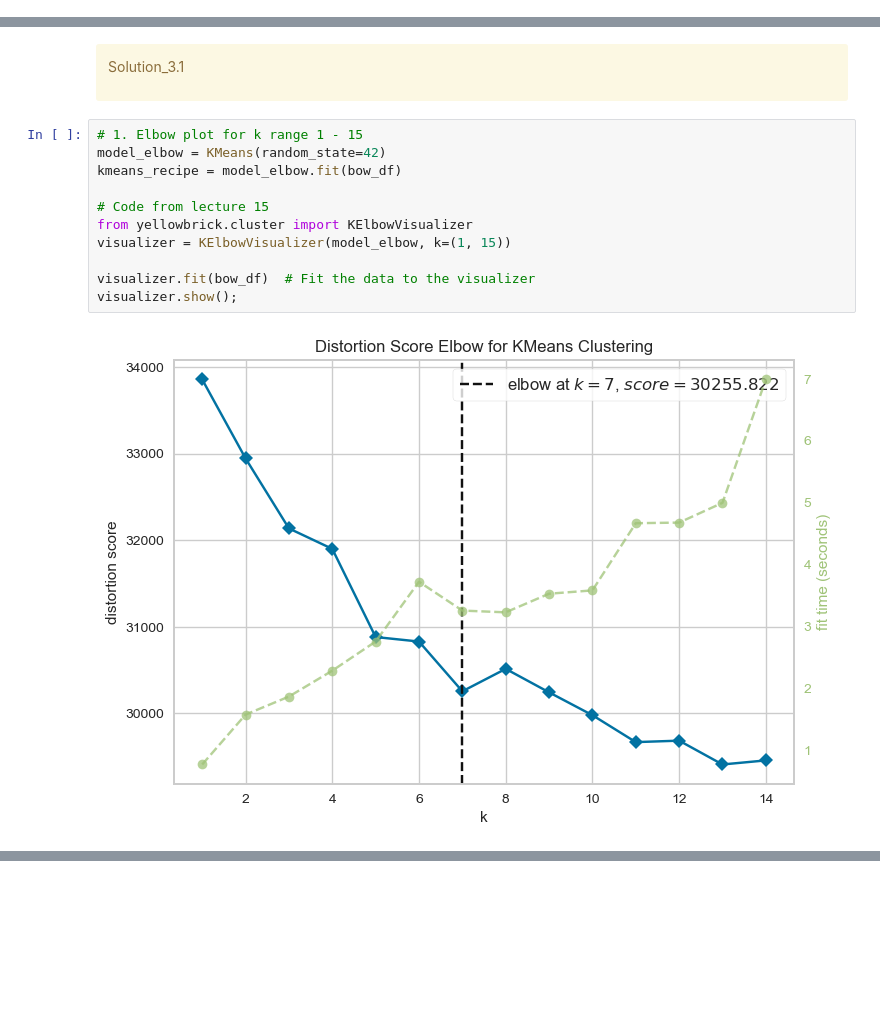
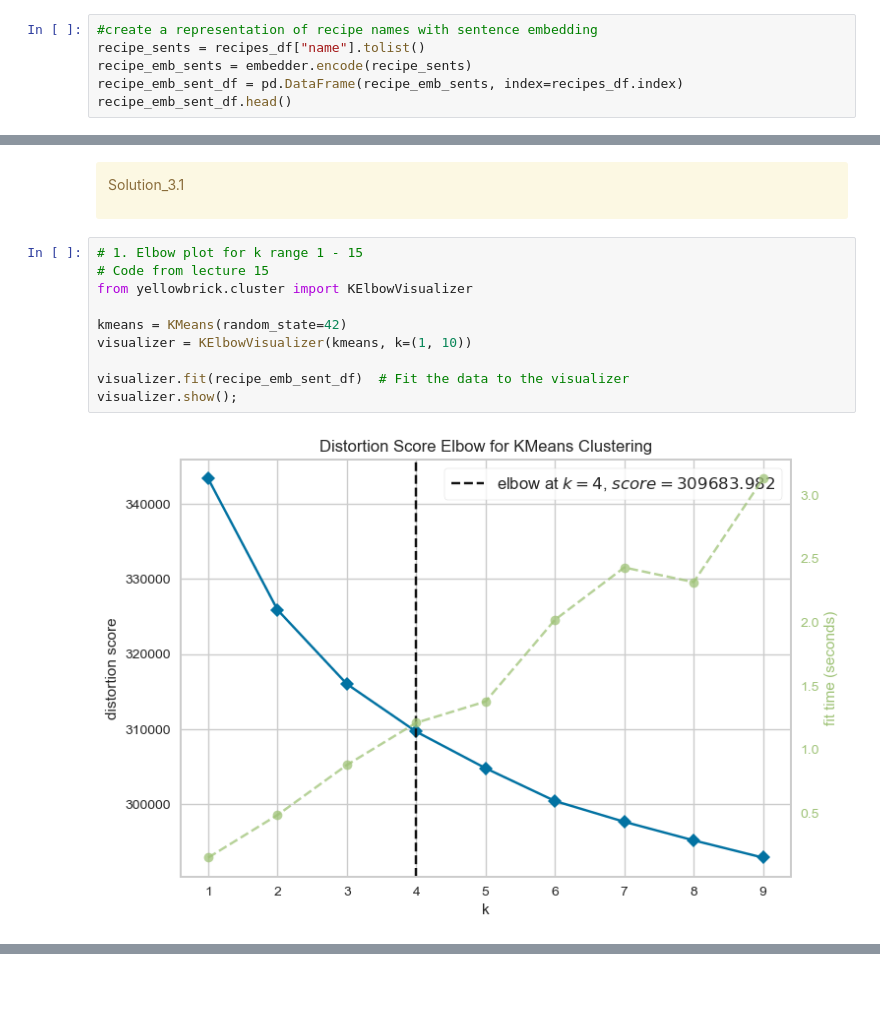
Before and after one commit to madihung/cpsc330, a Jupyter notebook: hw6/hw6.ipynb, the cells around one changed output, grey strips where cells are left out. Saved outputs shown, nothing was run; the diff lists cells and outputs as text; blank space fills up the shorter version.

```diff
--- a/hw6/hw6.ipynb
+++ b/hw6/hw6.ipynb
@@ -604,0 +578,6 @@ bow_df
+# %%
+#create a representation of recipe names with sentence embedding
+recipe_sents = recipes_df["name"].tolist()
+recipe_emb_sents = embedder.encode(recipe_sents)
+recipe_emb_sent_df = pd.DataFrame(recipe_emb_sents, index=recipes_df.index)
+recipe_emb_sent_df.head()
@@ -634,15 +621,14 @@ Solution_3.1
 </div>
 # %%
 # 1. Elbow plot for k range 1 - 15
-model_elbow = KMeans(random_state=42)
-kmeans_recipe = model_elbow.fit(bow_df)
-
 # Code from lecture 15
 from yellowbrick.cluster import KElbowVisualizer
-visualizer = KElbowVisualizer(model_elbow, k=(1, 15))
 
-visualizer.fit(bow_df)  # Fit the data to the visualizer
+kmeans = KMeans(random_state=42)
+visualizer = KElbowVisualizer(kmeans, k=(1, 10))
+
+visualizer.fit(recipe_emb_sent_df)  # Fit the data to the visualizer
 visualizer.show();
 # %% [output]
-[figure, old version]
+[figure, new version]
 # %%
```
Also changed, not shown: parts of 16 cells of this notebook.
